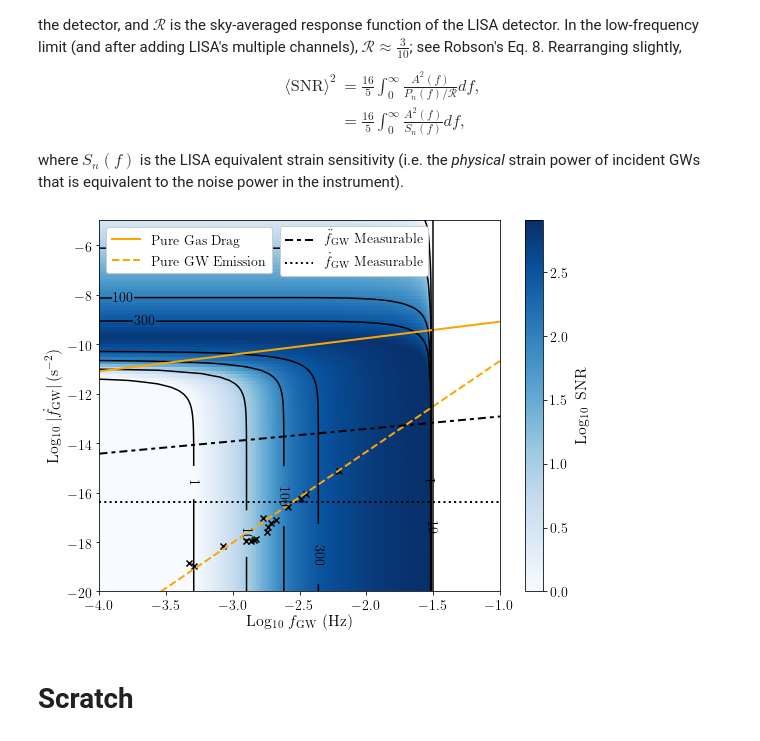
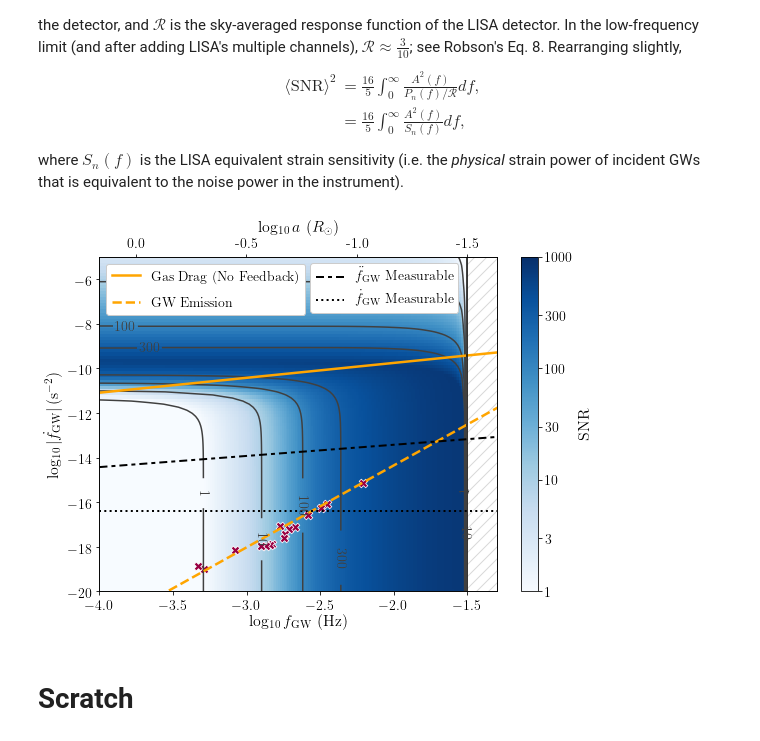
Before and after one commit to tcallister/LISA-and-CE-Evolution, a Jupyter notebook: SNR_grid.ipynb, the cells around one changed output. Drawn from its saved outputs; the diff is of its cells as text; code cells hidden in the pictures.

```diff
--- a/SNR_grid.ipynb
+++ b/SNR_grid.ipynb
@@ -66,6 +66,15 @@ def a_from_fGW_mass(f_gw,m1,m2):
     """
 
     return np.power(G*(m1+m2)*Msun/(np.pi*f_gw)**2,1./3.)
+
+def fGW_from_a_mass(a,m1,m2):
+
+    """
+    Binary separation, given current GW frequency and component masses.
+    This is just Kepler's Law...
+    """
+
+    return np.power(G*(m1+m2)*Msun/(np.pi**2*a**3),1./2.)
 # %% [markdown]
 Let's define the LISA PSD. I'll follow Eq. 1 of [Robson et al](https://arxiv.org/pdf/1803.01944.pdf)
 # %%
@@ -189,55 +198,74 @@ wd_Mcs = np.power(wd_etas,3./5.)*(wd_m1s+wd_m2s)
 # %%
 # Loop across initial observed GW frequencies and frequency derivatives
 # Calculate sky-averaged SNR for each, assuming a 0.5+0.3 system at 3 kpc
-f_orbs = np.logspace(-4.,-1.5,200)
-fdot_orbs = np.logspace(-20,6,190)
-rhos = np.zeros((f_orbs.size,fdot_orbs.size))
-for i in range(f_orbs.size):
-    for j in range(fdot_orbs.size):
-        rhos[i,j] = snr_from_f_fdot(f_orbs[i],fdot_orbs[j],0.5,0.3)
+f_gws = np.logspace(-4.,-1.5,200)
+fdot_gws = np.logspace(-20,6,190)
+rhos = np.zeros((f_gws.size,fdot_gws.size))
+for i in range(f_gws.size):
+    for j in range(fdot_gws.size):
+        rhos[i,j] = snr_from_f_fdot(f_gws[i],fdot_gws[j],0.5,0.3)
 
 # Create colormap and label a few contours
 fig,ax = plt.subplots(figsize=(8,6))
-PS = ax.pcolormesh(np.log10(f_orbs),np.log10(fdot_orbs),np.log10(rhos).T,cmap='Blues',vmin=0,rasterized=True)
-CS = ax.contour(np.log10(f_orbs),np.log10(fdot_orbs),rhos.T,levels=[1,10,100,300],colors='black')
+PS = ax.pcolormesh(np.log10(f_gws),np.log10(fdot_gws),np.log10(rhos).T,cmap='Blues',vmin=0,vmax=3,rasterized=True)
+CS = ax.contour(np.log10(f_gws),np.log10(fdot_gws),rhos.T,levels=[1,10,100,300],colors='#404040')
 
 # Plot phase space locations of verification binaries
-ax.scatter(np.log10(wd_fs),np.log10(fdotGW_from_fGW_Mc(wd_fs,wd_Mcs)),marker='x',color='black')
+ax.scatter(np.log10(wd_fs),np.log10(fdotGW_from_fGW_Mc(wd_fs,wd_Mcs)),marker='X',color='#980043',zorder=1,edgecolors='white',linewidths=0.75,s=75)
 
 # Plot bounds from pure gas and pure GW-driven evolution
 xs = 10.**np.linspace(-4,0,100)
 ys = fdotGW_from_fGW_Mc(xs,compute_Mc(0.5,0.3))
-ax.plot(np.log10(f_ref),np.log10(fdot_drag),lw=2,color='orange',label='Pure Gas Drag')
-ax.plot(np.log10(xs),np.log10(ys),lw=2,color='orange',ls='--',label='Pure GW Emission')
+ax.plot(np.log10(f_ref),np.log10(fdot_drag),lw=2.5,color='orange',label='Gas Drag (No Feedback)')
+ax.plot(np.log10(xs),np.log10(ys),lw=2.5,color='orange',ls='--',label='GW Emission')
 
+# Misc plot formatting
 ax.clabel(CS, inline=1, fontsize=14, fmt="%.0f", inline_spacing=5)
-ax.set_xlabel(r'Log$_{10}$ $f_\mathrm{GW}$ (Hz)',fontsize=16)
-ax.set_ylabel(r'Log$_{10}$ $|\dot f_\mathrm{GW}|\,(\mathrm{s}^{-2})$',fontsize=16)
+ax.set_xlabel(r'log$_{10}\,f_\mathrm{GW}$ (Hz)',fontsize=16)
+ax.set_ylabel(r'log$_{10}\,|\dot f_\mathrm{GW}|\,(\mathrm{s}^{-2})$',fontsize=16)
 ax.tick_params(labelsize=14)
+
+# Set up colorbar and overwrite log10(SNRs) with standard SNRs
 cb = fig.colorbar(PS)
-cb.set_label(label="Log$_{10}\,$ SNR",fontsize=16,labelpad=10)
+cb.set_label(label="SNR",fontsize=16,labelpad=6)
 cb.ax.tick_params(labelsize=14)
+cb.set_ticks(np.log10([1,3,10,30,100,300,1000]))
+cb.set_ticklabels([1,3,10,30,100,300,1000])
 ax.set_ylim(-20,-5)
+ax.set_xlim(-4,-1.3)
 
+# Plot lines denoting min detectable fdots and fddots
 fdot_min = 1./(5.*year)**2.
 fddot_min = (2./(5.*year))/(5.*year)**2.
 fdot_at_minimum_fddot = np.sqrt((3./11.)*xs*fddot_min)
 ls1, = ax.plot(np.log10(xs),np.log10(fdot_at_minimum_fddot),color='black',dashes=(4,2,2,2),lw=2)
 ls2 = ax.axhline(y=np.log10(fdot_min),color='black',ls=':',lw=2)
 
-ax.fill_betweenx([-20,-1],-1.5,1.0,color='white')
+# Legends
+leg = plt.legend([ls1,ls2], ["$\ddot f_\mathrm{GW}$ Measurable", "$\dot f_\mathrm{GW}$ Measurable"], fontsize=14,
+                 frameon=True,framealpha=1,loc=(0.53,0.8315))
+ax.add_artist(leg)
+plt.legend(loc='upper left',fontsize=14,frameon=True,framealpha=1,labelspacing=0.85)
+
+# Construct secondary x-axis and get proper tick labels/positions
+semi_as = a_from_fGW_mass(f_gws,0.5,0.3)/Rsun
+ax2 = ax.twiny()
+ax2.set_xlim(ax.get_xlim())
+ax2.tick_params(labelsize=14)
+logR_ticks = np.linspace(0,-1.5,4)
+logfGW_vals_at_R_ticks = np.log10(fGW_from_a_mass(10.**logR_ticks*Rsun,0.5,0.3))
+ax2.set_xticks(logfGW_vals_at_R_ticks)
+ax2.set_xticklabels(logR_ticks)
+ax2.set_xlabel(r'log$_{10}\,a$ ($R_\odot$)',fontsize=16)
+
+# Fill in the region to the right of logf = -1.5
 ax.axvline(x=-1.5,color='black')
-ax.set_xlim(-4,-1)
+ax.fill_betweenx([-20,-5],-1.5,-1.3,hatch='//',facecolor='white',edgecolor='grey',alpha=0.3)
 
-leg = plt.legend([ls1,ls2], ["$\ddot f_\mathrm{GW}$ Measurable", "$\dot f_\mathrm{GW}$ Measurable"], fontsize=14,
-                 frameon=True,framealpha=1,loc=(0.45,0.85))
-ax.add_artist(leg)
-
-plt.legend(loc='upper left',fontsize=14,frameon=True,framealpha=1)
 plt.tight_layout()
 plt.savefig('snr_grid.pdf',bbox_inches='tight')
 # %% [output]
-[figure, old version]
+[figure, new version]
 # %% [markdown]
 # Scratch
 # %%
```
Also changed, not shown: 1 other file.
